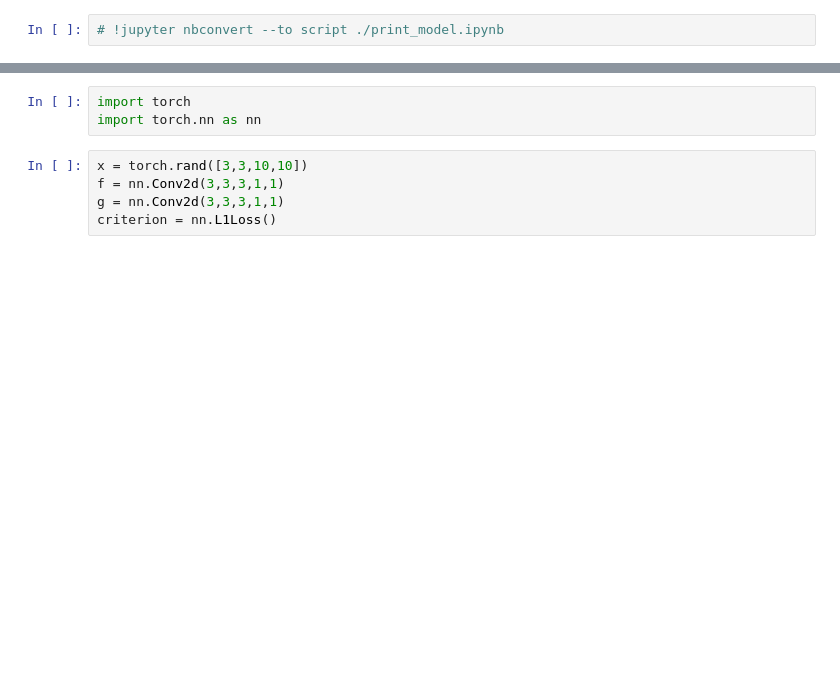
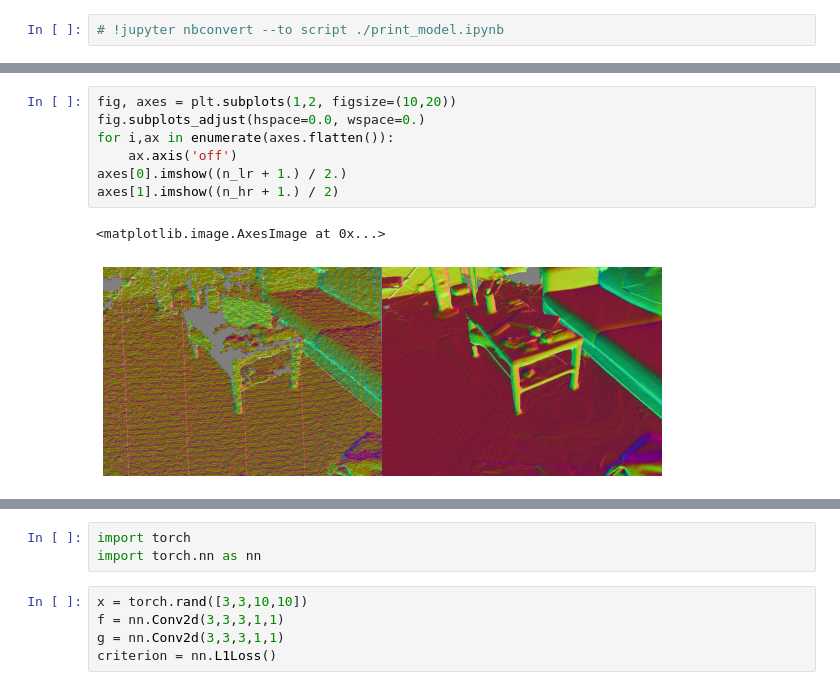
Before and after one commit to maxs-kan/my_cyclegan, a Jupyter notebook: code_check.ipynb, the cells around one changed output, grey strips where cells are left out. Cells and saved outputs as stored; diff of their text form; blank space fills up the shorter version.

```diff
--- a/code_check.ipynb
+++ b/code_check.ipynb
@@ -2,0 +143,10 @@
+# %%
+fig, axes = plt.subplots(1,2, figsize=(10,20))
+fig.subplots_adjust(hspace=0.0, wspace=0.)
+for i,ax in enumerate(axes.flatten()):
+    ax.axis('off')
+axes[0].imshow((n_lr + 1.) / 2.)
+axes[1].imshow((n_hr + 1.) / 2)
+# %% [output]
+<matplotlib.image.AxesImage at 0x...>
+[figure, added]
```
Also changed, not shown: parts of 26 cells of this notebook, 17 other files.
